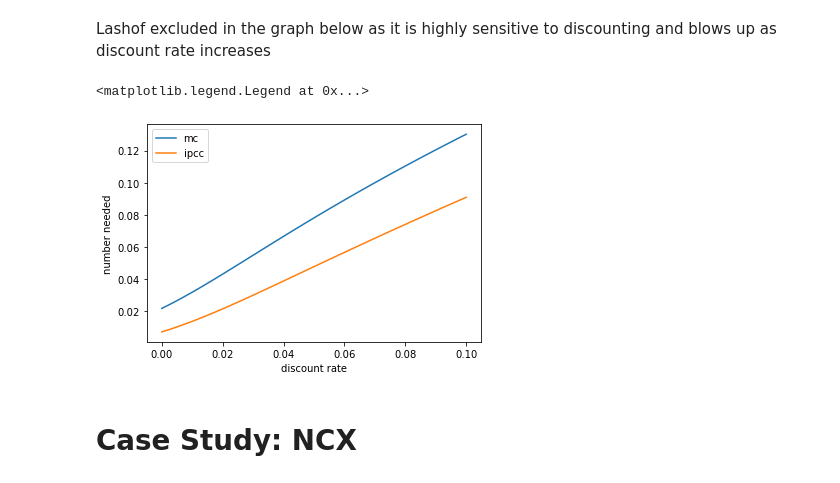
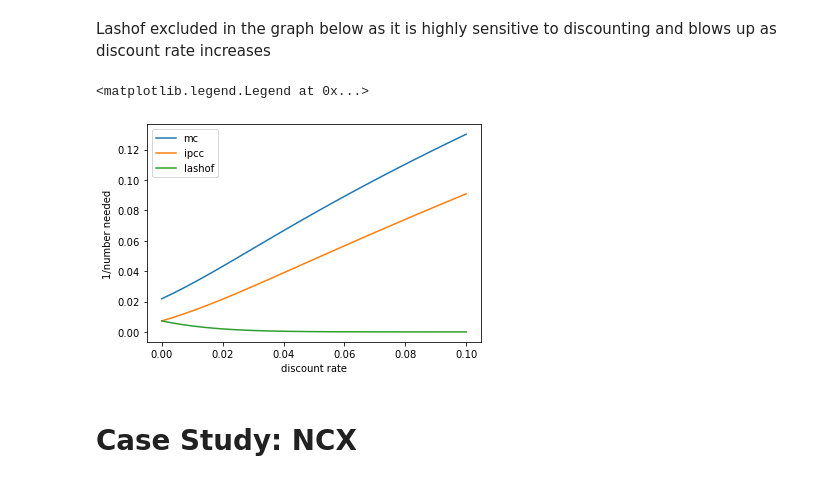
Before and after one commit to carbonplan/notebooks, a Jupyter notebook: ton-year/ton-year.ipynb, the cells around one changed output. Drawn from its saved outputs; the diff is of its cells as text; code cells hidden in the pictures.

```diff
--- a/ton-year/ton-year.ipynb
+++ b/ton-year/ton-year.ipynb
@@ -43,13 +48,12 @@ def IRF(t_horizon, curve):
 
     return IRF
 # %%
-t_horizon = np.arange(1001)
-ipcc_2000 = IRF(t_horizon, 'ipcc_2000')
-ipcc_2007 = IRF(t_horizon, 'ipcc_2007')
-joos_2013 = IRF(t_horizon, 'joos_2013')
-plt.plot(t_horizon, ipcc_2000, label='ipcc_2000')
-plt.plot(t_horizon, ipcc_2007, label='ipcc_2007')
-plt.plot(t_horizon, joos_2013, label='joos_2013')
+ipcc_2000 = IRF('ipcc_2000')
+ipcc_2007 = IRF('ipcc_2007')
+joos_2013 = IRF('joos_2013')
+plt.plot(ipcc_2000, label='ipcc_2000')
+plt.plot(ipcc_2007, label='ipcc_2007')
+plt.plot(joos_2013, label='joos_2013')
 plt.legend()
 # %% [output]
 <matplotlib.legend.Legend at 0x...>
@@ -87,7 +91,7 @@ Some terms for interpreting the three ton-year accounting methods implemented be
 Some helper functions:
 # %%
 def discount(discount_rate, curve):
-    return [x/math.pow(1+discount_rate, i) for i,x in enumerate(curve)]
+    return np.array([x/math.pow(1+discount_rate, i) for i,x in enumerate(curve)])
 # %%
 def print_benefit_report(method_output, plot):
     print()
@@ -241,10 +256,10 @@ baseline = ipcc_2000
 #delay = 1
 discount_rate = 0.0
 
-for method in ['mc', 'ipcc']:
+for method in ['mc', 'ipcc', 'lashof']:
     num_needed = []
     for delay in np.arange(1,100):
-        num_needed.append(1/get_tonyear_setup(method,time_horizon, baseline, delay, discount_rate)['num_needed'])
+        num_needed.append(1/get_tonyear_setup(method, baseline, time_horizon, delay, discount_rate)['num_for_equivalence'])
     plt.plot(num_needed, label=method)
 
 plt.xlabel('delay')
@@ -261,10 +276,10 @@ baseline = ipcc_2000
 delay = 1
 discount_rate = 0.0
 
-for method in ['mc','ipcc']:
+for method in ['mc', 'ipcc', 'lashof']:
     num_needed = []
     for time_horizon in np.arange(100,1000):
-        num_needed.append(1/get_tonyear_setup(method,time_horizon, baseline, delay, discount_rate)['num_needed'])
+        num_needed.append(1/get_tonyear_setup(method, baseline, time_horizon, delay, discount_rate)['num_for_equivalence'])
     plt.plot(num_needed,label=method)
 
 plt.xlabel('time horizon')
@@ -280,22 +295,22 @@ Lashof excluded in the graph below as it is highly sensitive to discounting and
 # %%
 time_horizon = 100
 baseline = ipcc_2000
 delay = 1
 #discount_rate = 0.0
 
 d = np.linspace(0, 0.1, 30)
-for method in ['mc','ipcc']:
+for method in ['mc', 'ipcc', 'lashof']:
     num_needed = []
     for discount_rate in d:
-        num_needed.append(1/get_tonyear_setup(method,time_horizon, baseline, delay, discount_rate)['num_needed'])
+        num_needed.append(1/get_tonyear_setup(method, baseline, time_horizon,delay, discount_rate)['num_for_equivalence'])
     plt.plot(d, num_needed,label=method)
 
 plt.xlabel('discount rate')
-plt.ylabel('number needed')
+plt.ylabel('1/number needed')
 plt.legend()
 # %% [output]
 <matplotlib.legend.Legend at 0x...>
-[figure, old version]
+[figure, new version]
 # %% [markdown]
 # Case Study: NCX
 # %% [markdown]
```
Also changed, not shown: parts of 12 cells of this notebook, 1 other file.
